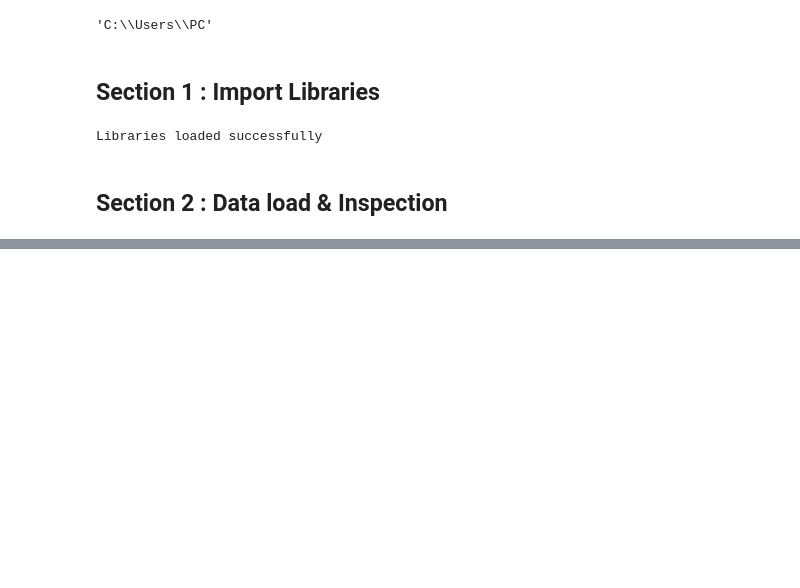
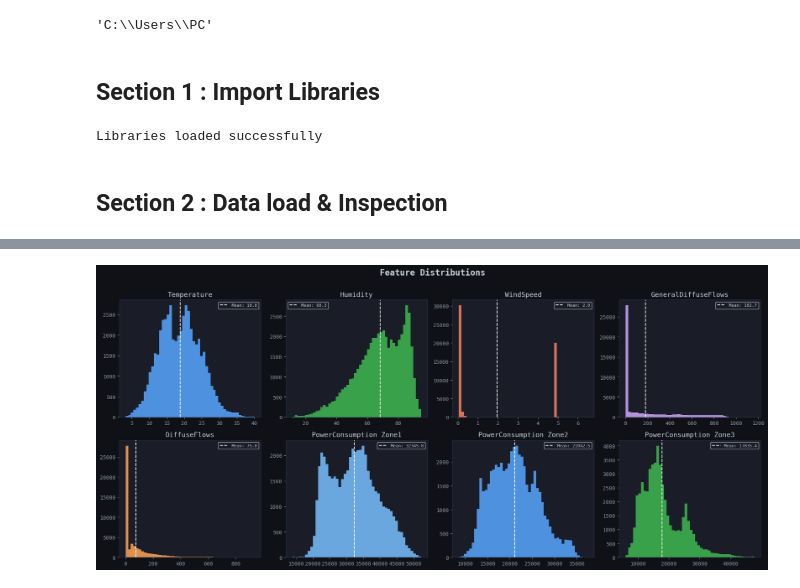
Before and after one commit to afeefanver/Power-consumption-Prediction-, a Jupyter notebook: EDA_Pwr.ipynb, the cells around one changed output, grey strips where cells are left out. Cells and saved outputs as stored; diff of their text form; code cells hidden in the pictures; blank space fills up the shorter version.

```diff
--- a/EDA_Pwr.ipynb
+++ b/EDA_Pwr.ipynb
@@ -97,0 +160,21 @@ dtype: object
+# %%
+features = ['Temperature', 'Humidity', 'WindSpeed',
+            'GeneralDiffuseFlows', 'DiffuseFlows',
+            'PowerConsumption_Zone1', 'PowerConsumption_Zone2', 'PowerConsumption_Zone3']
+
+fig, axes = plt.subplots(2, 4, figsize=(18, 8))
+axes = axes.flatten()
+
+for i, feat in enumerate(features):
+    color = PALETTE[i % len(PALETTE)]
+    axes[i].hist(df[feat].dropna(), bins=50, color=color, alpha=0.85, edgecolor='none')
+    axes[i].axvline(df[feat].mean(), color='white', linewidth=1.5, linestyle='--', label=f'Mean: {df[feat].mean():.1f}')
+    axes[i].set_title(feat.replace('_', ' '))
+    axes[i].legend(fontsize=8)
+
+fig.suptitle('Feature Distributions', fontsize=16, y=1.01, fontweight='bold')
+plt.tight_layout()
+plt.savefig('plots/02_distributions.png', dpi=150, bbox_inches='tight')
+plt.show()
+# %% [output]
+[figure, added]
```
Also changed, not shown: parts of 22 cells of this notebook.
